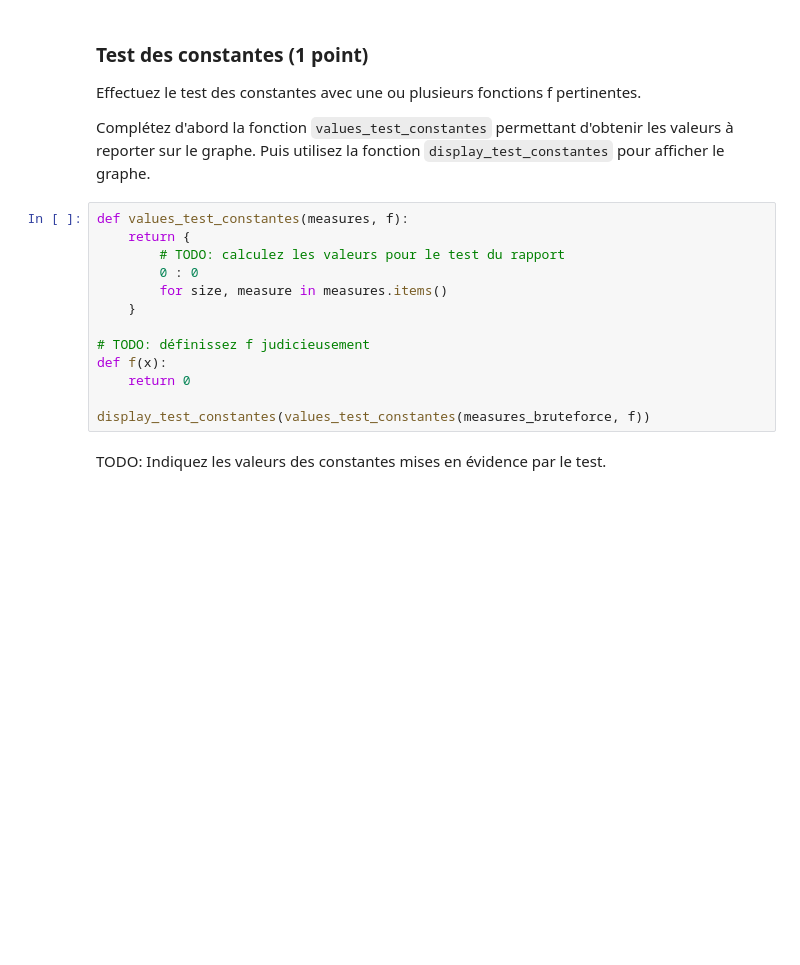
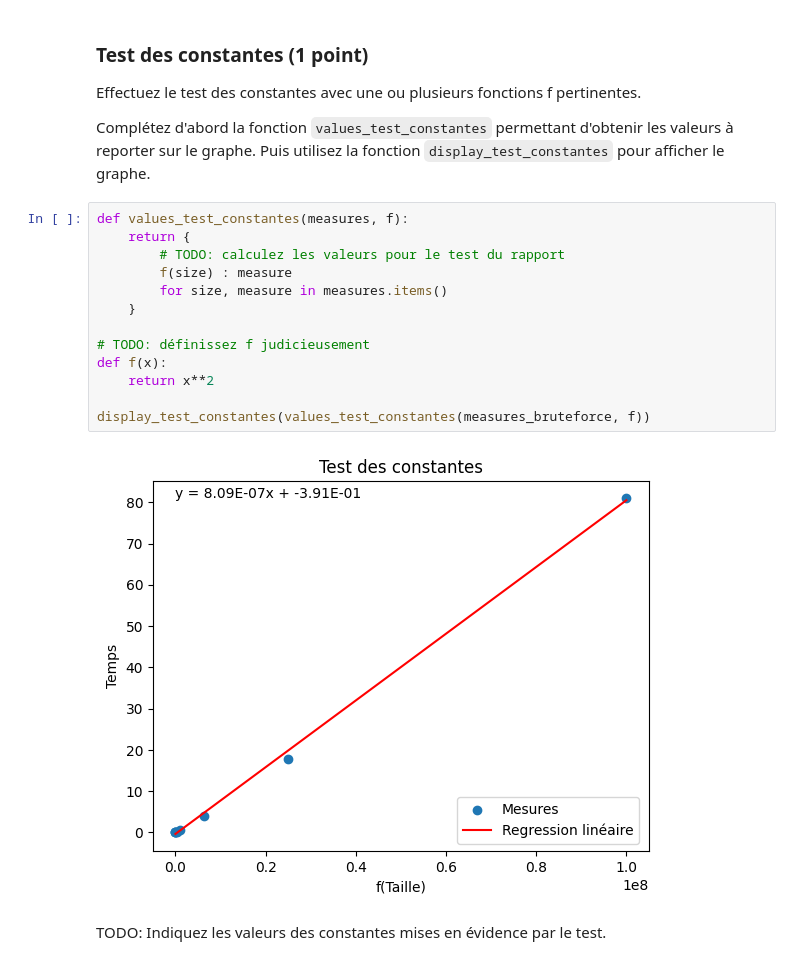
Before and after one commit to TPerronTouchette/INF8775, a Jupyter notebook: TP1_A25/TP1_A25.ipynb, the cells around one changed output. Saved outputs shown, nothing was run; the diff lists cells and outputs as text; blank space fills up the shorter version.

```diff
--- a/TP1_A25/TP1_A25.ipynb
+++ b/TP1_A25/TP1_A25.ipynb
@@ -417,16 +421,18 @@ Complétez d'abord la fonction `values_test_constantes` permettant d'obtenir les
 # %%
 def values_test_constantes(measures, f):
     return {
         # TODO: calculez les valeurs pour le test du rapport
-        0 : 0
+        f(size) : measure
         for size, measure in measures.items()
     }
 
 # TODO: définissez f judicieusement
 def f(x):
-    return 0
+    return x**2
 
 display_test_constantes(values_test_constantes(measures_bruteforce, f))
+# %% [output]
+[figure, added]
 # %% [markdown]
 TODO: Indiquez les valeurs des constantes mises en évidence par le test.
 # %% [markdown]
```
Also changed, not shown: parts of 10 cells of this notebook.
